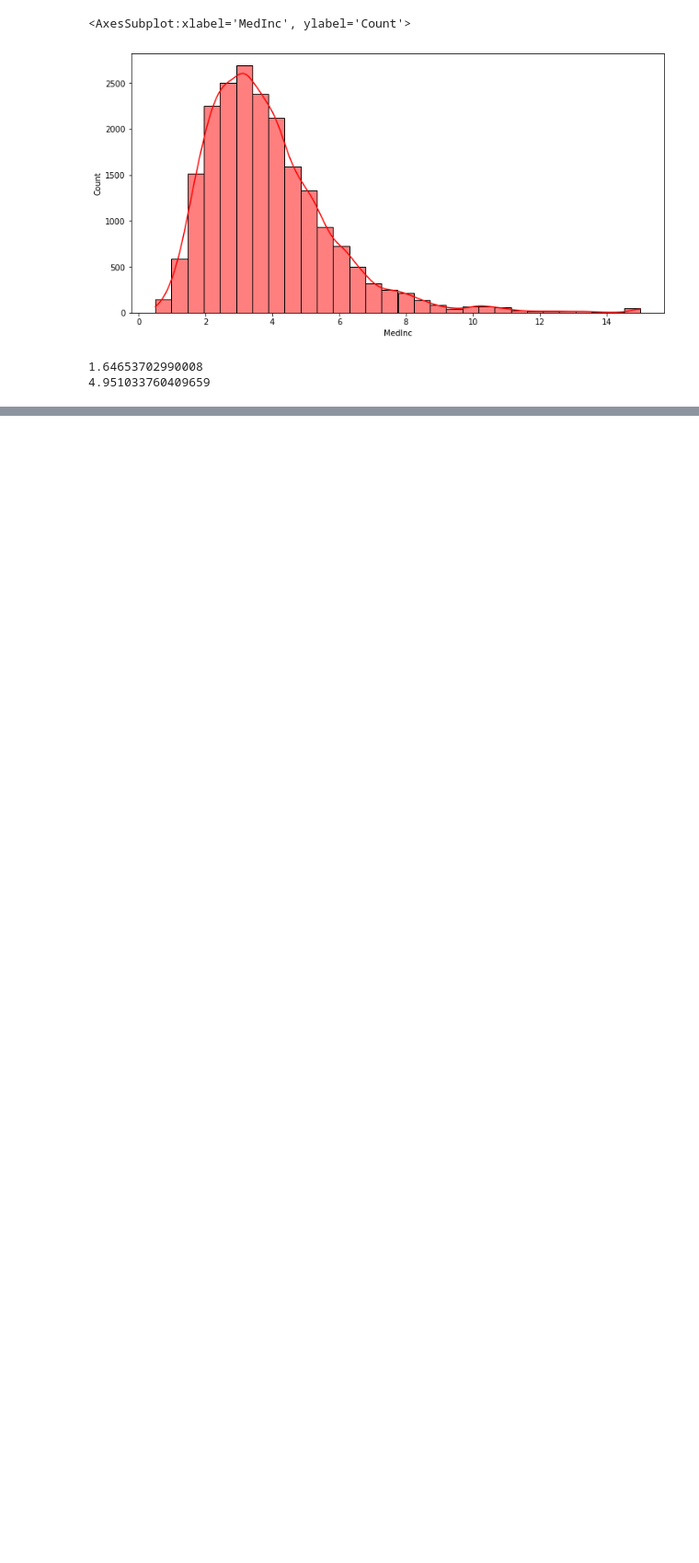
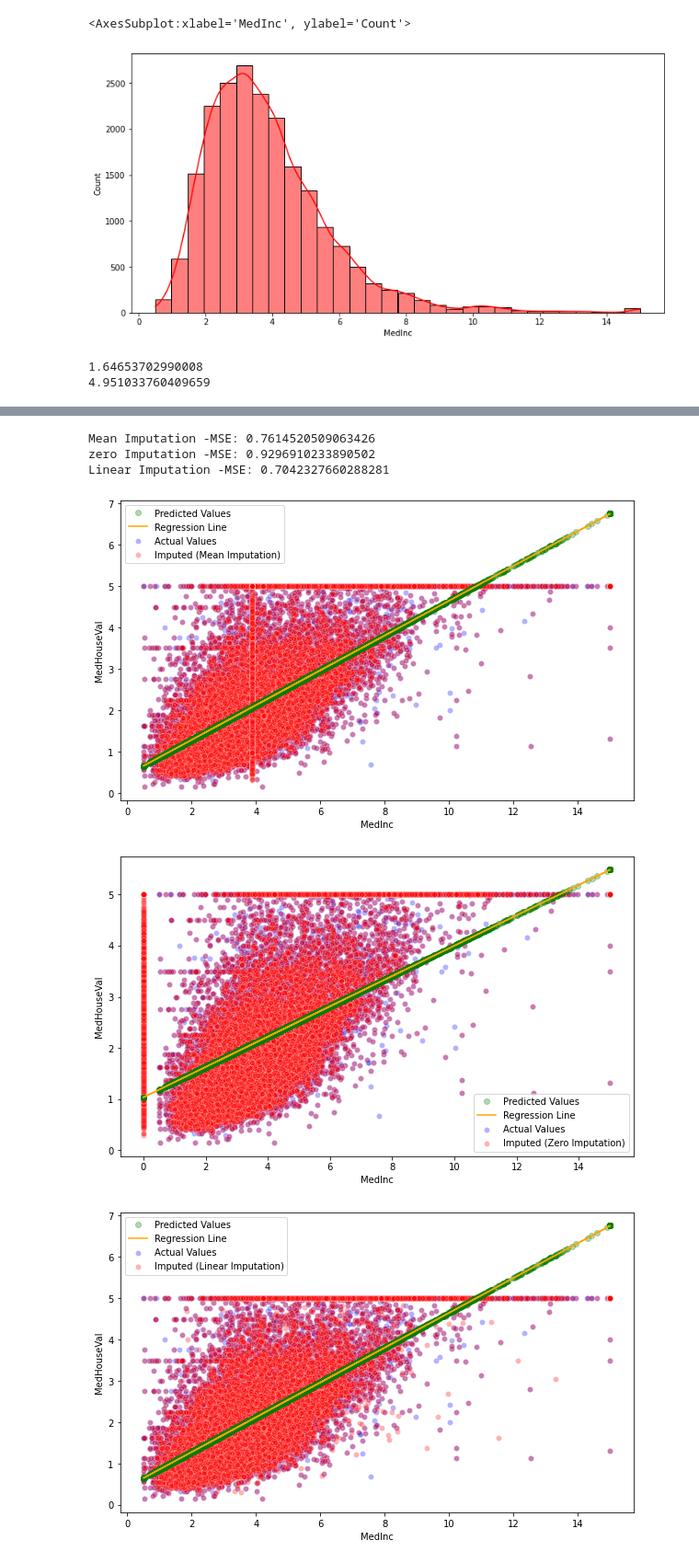
Before and after one commit to piaoruilin/BDA, a Jupyter notebook: machinelearning/복습_박예린16_240525.ipynb, the cells around one changed output, grey strips where cells are left out. Shown at 92% size. Saved outputs shown, nothing was run; the diff lists cells and outputs as text; code cells hidden in the pictures; blank space fills up the shorter version.

```diff
--- a/machinelearning/복습_박예린16_240525.ipynb
+++ b/machinelearning/복습_박예린16_240525.ipynb
@@ -135,0 +171,64 @@ print(medinc_kurtosis)
+# %%
+## 실제 성능을 비교해 보자!
+
+from sklearn.linear_model import LinearRegression
+from sklearn.metrics import mean_squared_error
+
+## 결측치를 보간-> 결측치를 보간한 데이터 1.평균, 2.0 3.보간법  3가지 방법으로 결측치를 대치한 데이터로 선형회귀 분석을 진행해서
+## 성능이 얼마나 나오는지 확인 ?
+## e.g. 10 개 10 개 10개 -> 7:3 으로 각각 나눠서 7로 train, 3으로 평가한다
+## 이 데이터셋으로 학습해서 데이터를 예측해서 평가한다.
+
+## 우리가 사용하는 방식은 아래와 같다.
+## y값은 기존에 존재 , 우리가 결측치를 대치하여 만든 데이터로 예측한 값이랑 비교
+# 회귀분석을 통해서 MSE 측정할 것
+
+def per_reg(data, label):
+    X= data[['MedInc']]
+    y = data['MedHouseVal']
+
+    reg = LinearRegression().fit(X,y)
+    y_pred = reg.predict(X)
+    mse = mean_squared_error(y, y_pred)
+
+    return y_pred, mse, reg.coef_[0], reg.intercept_  #예측값, MSE, 계수, 상수들 확인
+# %%
+y_pred_mean, mse_mean, coef_mean, intercept_mean = per_reg(data_mean_imputed, 'Mean Imputation')
+y_pred_zero, mse_zero, coef_zero, intercept_zero = per_reg(data_zero_imputed, 'Zero Imputation')
+y_pred_linear, mse_linear, coef_linear, intercept_linear = per_reg(data_linear_interpolated, 'linear Imputation')
+# %%
+#성과 출력
+#MSE가 가장 낮아야 성능이 좋다라고 본다.
+# 실제값과 - 예측값 = 차이 어떤 게 가장 적냐? 성능을 평가한다.
+# 5 - 예측값이 4 = 1
+# 5 - 예측값 3 = 2
+# 1과 2중에서 1이 더 잘 맞았다.
+# 예측값- 실제값 = 잔차
+
+print(f'Mean Imputation -MSE: {mse_mean}')
+print(f'zero Imputation -MSE: {mse_zero}')
+print(f'Linear Imputation -MSE: {mse_linear}')
+# %% [output]
+Mean Imputation -MSE: 0.7614520509063426
+zero Imputation -MSE: 0.9296910233890502
+Linear Imputation -MSE: 0.7042327660288281
+# %%
+# 시각화
+def plot_comp(original, imputed, y_pred, coef, intercept, method):
+    plt.figure(figsize=(10,6))
+    sns.scatterplot(x='MedInc',y='MedHouseVal', data = original, label='Actual Values', alpha=0.3, color='blue')
+    sns.scatterplot(x='MedInc',y='MedHouseVal', data = imputed, label=f'Imputed ({method})', alpha=0.3, color='red')
+    plt.plot(imputed['MedInc'], y_pred, 'o', color = 'green',label= 'Predicted Values', alpha=0.3)
+    plt.plot(imputed['MedInc'], coef * imputed['MedInc']+intercept, color = 'orange',label= 'Regression Line')
+    plt.xlabel('MedInc')
+    plt.ylabel('MedHouseVal')
+    plt.legend()
+    plt.show()
+# %%
+plot_comp(data, data_mean_imputed, y_pred_mean, coef_mean, intercept_mean, 'Mean Imputation')
+plot_comp(data, data_zero_imputed, y_pred_zero, coef_zero, intercept_zero, 'Zero Imputation')
+plot_comp(data, data_linear_interpolated, y_pred_linear, coef_linear, intercept_linear, 'Linear Imputation')
+# %% [output]
+[figure, added]
+[figure, added]
+[figure, added]
```
Also changed, not shown: parts of 10 cells of this notebook.
